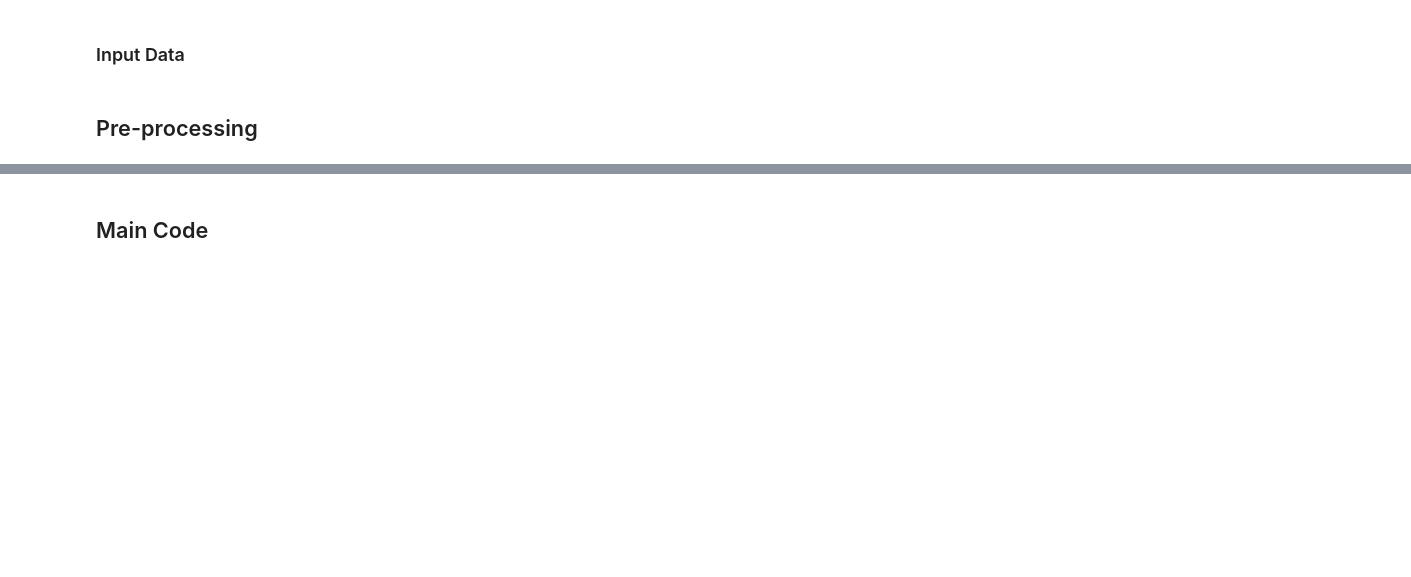
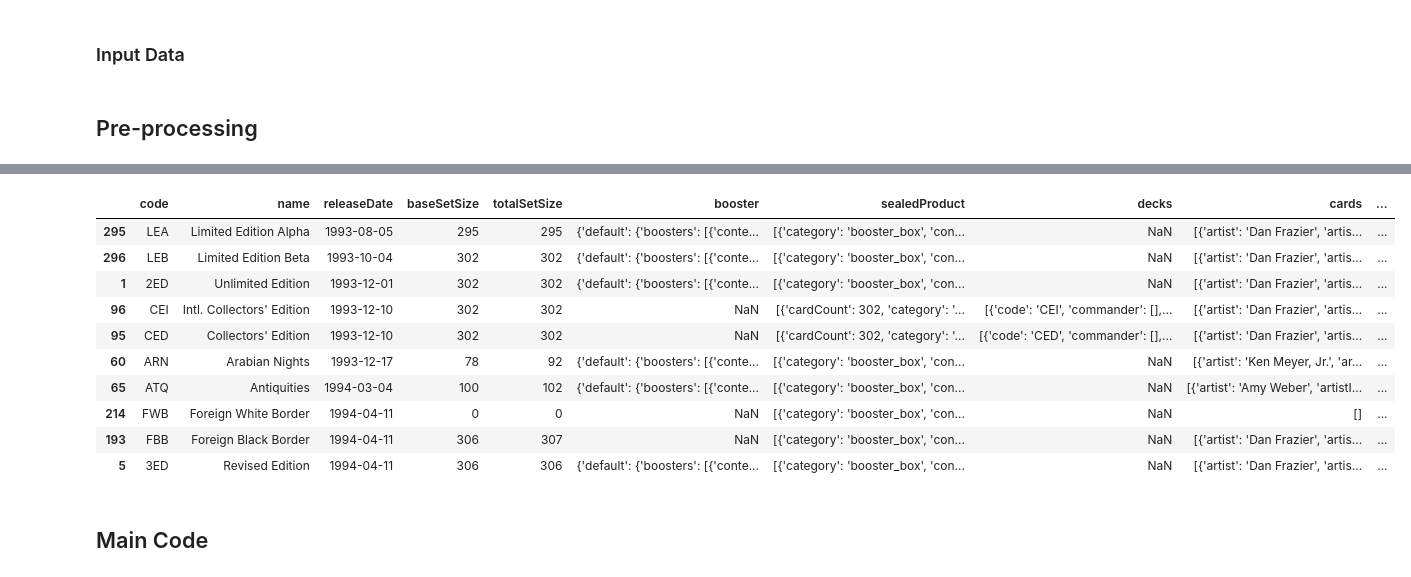
Before and after one commit to demonkeyfire/mtg-analysis-and-modelling, a Jupyter notebook: notebooks/all_printings.ipynb, the cells around one changed output, grey strips where cells are left out. Drawn from its saved outputs; the diff is of its cells as text; code cells hidden in the pictures; blank space fills up the shorter version.

```diff
--- a/notebooks/all_printings.ipynb
+++ b/notebooks/all_printings.ipynb
@@ -287,0 +351,47 @@ df__data_recency
+# %%
+df__test = df__sets.copy()
+df__test.sort_values(by = 'releaseDate', inplace = True)
+df__test = df__test.drop(columns = ['block'
+                                   ,'cardsphereSetId'
+                                   ,'isFoilOnly'
+                                   ,'isOnlineOnly'
+                                   ,'keyruneCode'
+                                   ,'languages'
+                                   ,'mcmId'
+                                   ,'mcmName'
+                                   ,'mcmIdExtras'
+                                   ,'mtgoCode'
+                                   ,'tcgplayerGroupId'
+                                   ,'translations'
+                                   ,'type'
+                                   ,'isNonFoilOnly'
+                                   ,'isForeignOnly'
+                                   ,'parentCode'
+                                   ,'isPartialPreview'])
+df__test = df__test[['code'
+                    ,'name'
+                    ,'releaseDate'
+                    ,'baseSetSize'
+                    ,'totalSetSize'
+                    ,'booster'
+                    ,'sealedProduct'
+                    ,'decks'
+                    ,'cards'
+                    ,'tokenSetCode'
+                    ,'tokens']]
+
+df__test = df__test.reset_index()
+# %%
+df__test.head(10)
+# %% [output]
+|  | code | name | releaseDate | baseSetSize | totalSetSize | booster | sealedProduct | decks | cards | ... |
+| 295 | LEA | Limited Edition Alpha | 1993-08-05 | 295 | 295 | {'default': {'boosters': [{'conte... | [{'category': 'booster_box', 'con... | NaN | [{'artist': 'Dan Frazier', 'artis... | ... |
+| 296 | LEB | Limited Edition Beta | 1993-10-04 | 302 | 302 | {'default': {'boosters': [{'conte... | [{'category': 'booster_box', 'con... | NaN | [{'artist': 'Dan Frazier', 'artis... | ... |
+| 1 | 2ED | Unlimited Edition | 1993-12-01 | 302 | 302 | {'default': {'boosters': [{'conte... | [{'category': 'booster_box', 'con... | NaN | [{'artist': 'Dan Frazier', 'artis... | ... |
+| 96 | CEI | Intl. Collectors' Edition | 1993-12-10 | 302 | 302 | NaN | [{'cardCount': 302, 'category': '... | [{'code': 'CEI', 'commander': [],... | [{'artist': 'Dan Frazier', 'artis... | ... |
+| 95 | CED | Collectors' Edition | 1993-12-10 | 302 | 302 | NaN | [{'cardCount': 302, 'category': '... | [{'code': 'CED', 'commander': [],... | [{'artist': 'Dan Frazier', 'artis... | ... |
+| 60 | ARN | Arabian Nights | 1993-12-17 | 78 | 92 | {'default': {'boosters': [{'conte... | [{'category': 'booster_box', 'con... | NaN | [{'artist': 'Ken Meyer, Jr.', 'ar... | ... |
+| 65 | ATQ | Antiquities | 1994-03-04 | 100 | 102 | {'default': {'boosters': [{'conte... | [{'category': 'booster_box', 'con... | NaN | [{'artist': 'Amy Weber', 'artistI... | ... |
+| 214 | FWB | Foreign White Border | 1994-04-11 | 0 | 0 | NaN | [{'category': 'booster_box', 'con... | NaN | [] | ... |
+| 193 | FBB | Foreign Black Border | 1994-04-11 | 306 | 307 | NaN | [{'category': 'booster_box', 'con... | NaN | [{'artist': 'Dan Frazier', 'artis... | ... |
+| 5 | 3ED | Revised Edition | 1994-04-11 | 306 | 306 | {'default': {'boosters': [{'conte... | [{'category': 'booster_box', 'con... | NaN | [{'artist': 'Dan Frazier', 'artis... | ... |
```
Also changed, not shown: parts of 7 cells of this notebook, 2 other files.
